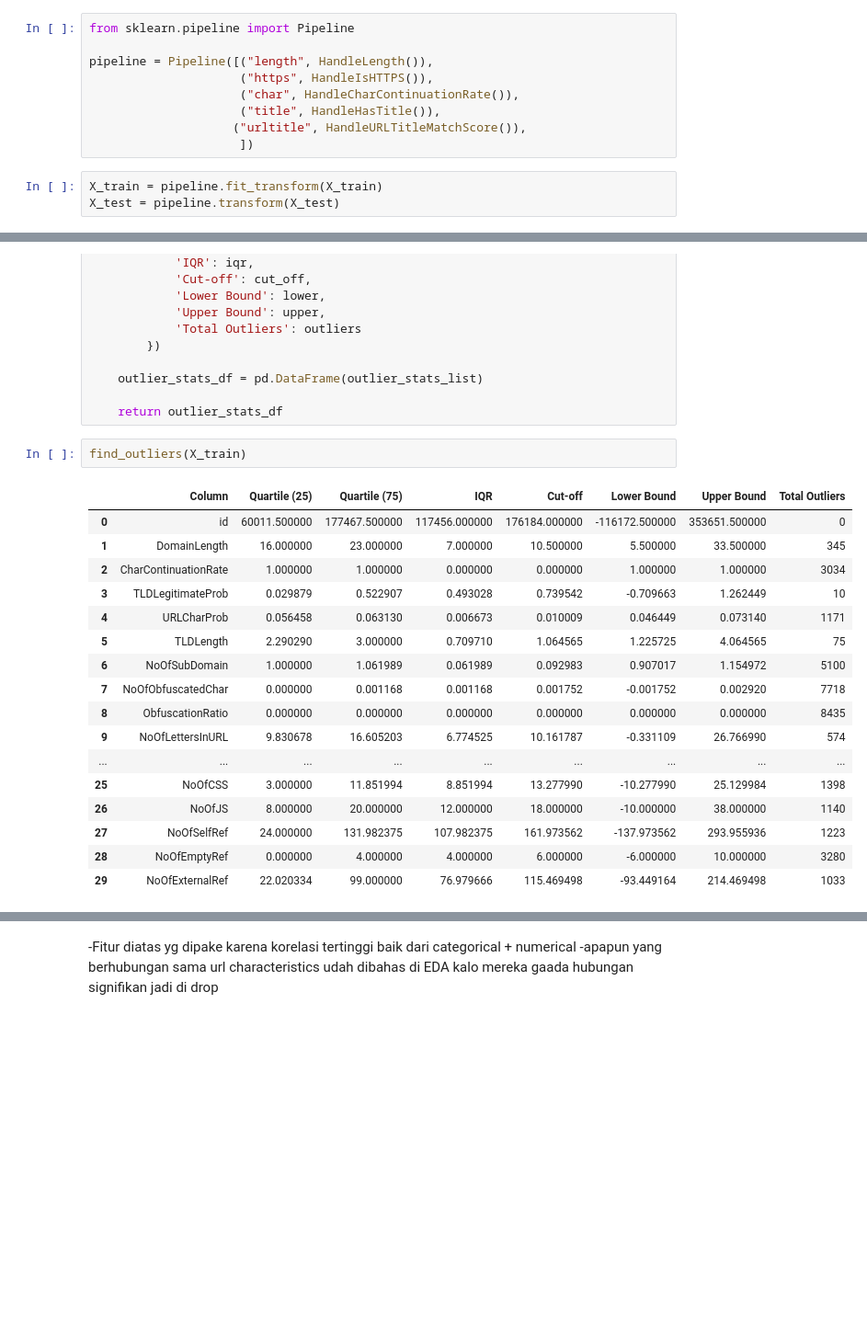
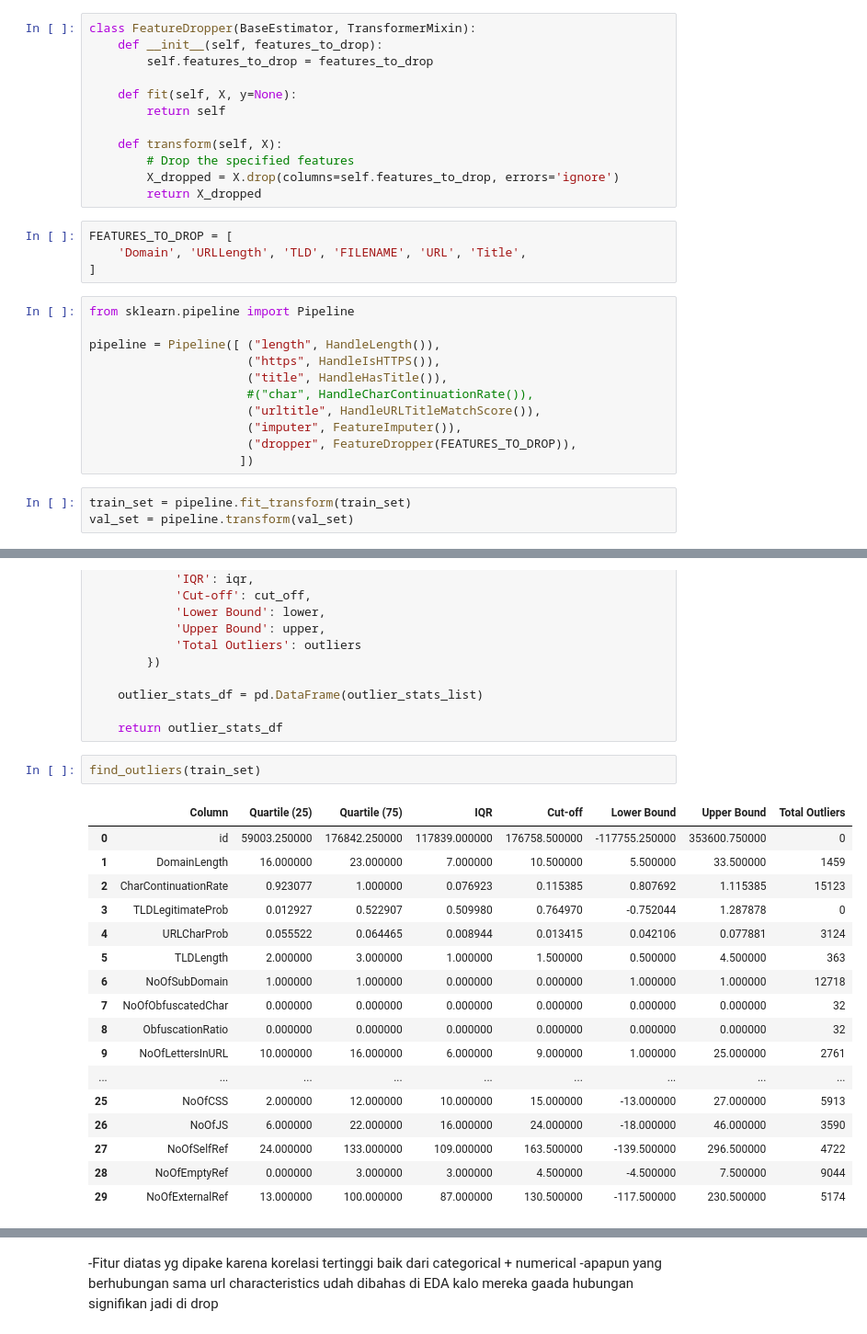
Before and after one commit to rickywijayaaa/Tubes2DAI, a Jupyter notebook: IF3070_DAI___Tugas_Besar_2_Notebook_Template.ipynb, the cells around one changed output, grey strips where cells are left out. Shown at 92% size. Saved outputs shown, nothing was run; the diff lists cells and outputs as text; blank space fills up the shorter version.

```diff
--- a/IF3070_DAI___Tugas_Besar_2_Notebook_Template.ipynb
+++ b/IF3070_DAI___Tugas_Besar_2_Notebook_Template.ipynb
@@ -297,12 +334,30 @@ class HandleURLTitleMatchScore(BaseEstimator, TransformerMixin):
+# %%
+class FeatureDropper(BaseEstimator, TransformerMixin):
+    def __init__(self, features_to_drop):
+        self.features_to_drop = features_to_drop
+
+    def fit(self, X, y=None):
+        return self
+
+    def transform(self, X):
+        # Drop the specified features
+        X_dropped = X.drop(columns=self.features_to_drop, errors='ignore')
+        return X_dropped
+# %%
+FEATURES_TO_DROP = [
+    'Domain', 'URLLength', 'TLD', 'FILENAME', 'URL', 'Title',
+]
 # %%
 from sklearn.pipeline import Pipeline
 
-pipeline = Pipeline([("length", HandleLength()),
-                     ("https", HandleIsHTTPS()),
-                     ("char", HandleCharContinuationRate()),
-                     ("title", HandleHasTitle()),
-                    ("urltitle", HandleURLTitleMatchScore()),
+pipeline = Pipeline([ ("length", HandleLength()),
+                      ("https", HandleIsHTTPS()),
+                      ("title", HandleHasTitle()),
+                      #("char", HandleCharContinuationRate()),
+                      ("urltitle", HandleURLTitleMatchScore()),
+                      ("imputer", FeatureImputer()),
+                      ("dropper", FeatureDropper(FEATURES_TO_DROP)),
                      ])
 # %%
-X_train = pipeline.fit_transform(X_train)
-X_test = pipeline.transform(X_test)
+train_set = pipeline.fit_transform(train_set)
+val_set = pipeline.transform(val_set)
@@ -441,23 +405,23 @@ def find_outliers(data):
 
     return outlier_stats_df
 # %%
-find_outliers(X_train)
+find_outliers(train_set)
 # %% [output]
 |  | Column | Quartile (25) | Quartile (75) | IQR | Cut-off | Lower Bound | Upper Bound | Total Outliers |
-| 0 | id | 60011.500000 | 177467.500000 | 117456.000000 | 176184.000000 | -116172.500000 | 353651.500000 | 0 |
-| 1 | DomainLength | 16.000000 | 23.000000 | 7.000000 | 10.500000 | 5.500000 | 33.500000 | 345 |
-| 2 | CharContinuationRate | 1.000000 | 1.000000 | 0.000000 | 0.000000 | 1.000000 | 1.000000 | 3034 |
-| 3 | TLDLegitimateProb | 0.029879 | 0.522907 | 0.493028 | 0.739542 | -0.709663 | 1.262449 | 10 |
-| 4 | URLCharProb | 0.056458 | 0.063130 | 0.006673 | 0.010009 | 0.046449 | 0.073140 | 1171 |
-| 5 | TLDLength | 2.290290 | 3.000000 | 0.709710 | 1.064565 | 1.225725 | 4.064565 | 75 |
-| 6 | NoOfSubDomain | 1.000000 | 1.061989 | 0.061989 | 0.092983 | 0.907017 | 1.154972 | 5100 |
-| 7 | NoOfObfuscatedChar | 0.000000 | 0.001168 | 0.001168 | 0.001752 | -0.001752 | 0.002920 | 7718 |
-| 8 | ObfuscationRatio | 0.000000 | 0.000000 | 0.000000 | 0.000000 | 0.000000 | 0.000000 | 8435 |
-| 9 | NoOfLettersInURL | 9.830678 | 16.605203 | 6.774525 | 10.161787 | -0.331109 | 26.766990 | 574 |
+| 0 | id | 59003.250000 | 176842.250000 | 117839.000000 | 176758.500000 | -117755.250000 | 353600.750000 | 0 |
+| 1 | DomainLength | 16.000000 | 23.000000 | 7.000000 | 10.500000 | 5.500000 | 33.500000 | 1459 |
+| 2 | CharContinuationRate | 0.923077 | 1.000000 | 0.076923 | 0.115385 | 0.807692 | 1.115385 | 15123 |
+| 3 | TLDLegitimateProb | 0.012927 | 0.522907 | 0.509980 | 0.764970 | -0.752044 | 1.287878 | 0 |
+| 4 | URLCharProb | 0.055522 | 0.064465 | 0.008944 | 0.013415 | 0.042106 | 0.077881 | 3124 |
+| 5 | TLDLength | 2.000000 | 3.000000 | 1.000000 | 1.500000 | 0.500000 | 4.500000 | 363 |
+| 6 | NoOfSubDomain | 1.000000 | 1.000000 | 0.000000 | 0.000000 | 1.000000 | 1.000000 | 12718 |
+| 7 | NoOfObfuscatedChar | 0.000000 | 0.000000 | 0.000000 | 0.000000 | 0.000000 | 0.000000 | 32 |
+| 8 | ObfuscationRatio | 0.000000 | 0.000000 | 0.000000 | 0.000000 | 0.000000 | 0.000000 | 32 |
+| 9 | NoOfLettersInURL | 10.000000 | 16.000000 | 6.000000 | 9.000000 | 1.000000 | 25.000000 | 2761 |
 | ... | ... | ... | ... | ... | ... | ... | ... | ... |
-| 25 | NoOfCSS | 3.000000 | 11.851994 | 8.851994 | 13.277990 | -10.277990 | 25.129984 | 1398 |
-| 26 | NoOfJS | 8.000000 | 20.000000 | 12.000000 | 18.000000 | -10.000000 | 38.000000 | 1140 |
-| 27 | NoOfSelfRef | 24.000000 | 131.982375 | 107.982375 | 161.973562 | -137.973562 | 293.955936 | 1223 |
-| 28 | NoOfEmptyRef | 0.000000 | 4.000000 | 4.000000 | 6.000000 | -6.000000 | 10.000000 | 3280 |
-| 29 | NoOfExternalRef | 22.020334 | 99.000000 | 76.979666 | 115.469498 | -93.449164 | 214.469498 | 1033 |
+| 25 | NoOfCSS | 2.000000 | 12.000000 | 10.000000 | 15.000000 | -13.000000 | 27.000000 | 5913 |
+| 26 | NoOfJS | 6.000000 | 22.000000 | 16.000000 | 24.000000 | -18.000000 | 46.000000 | 3590 |
+| 27 | NoOfSelfRef | 24.000000 | 133.000000 | 109.000000 | 163.500000 | -139.500000 | 296.500000 | 4722 |
+| 28 | NoOfEmptyRef | 0.000000 | 3.000000 | 3.000000 | 4.500000 | -4.500000 | 7.500000 | 9044 |
+| 29 | NoOfExternalRef | 13.000000 | 100.000000 | 87.000000 | 130.500000 | -117.500000 | 230.500000 | 5174 |
 # %%
```
Also changed, not shown: parts of 26 cells of this notebook.
